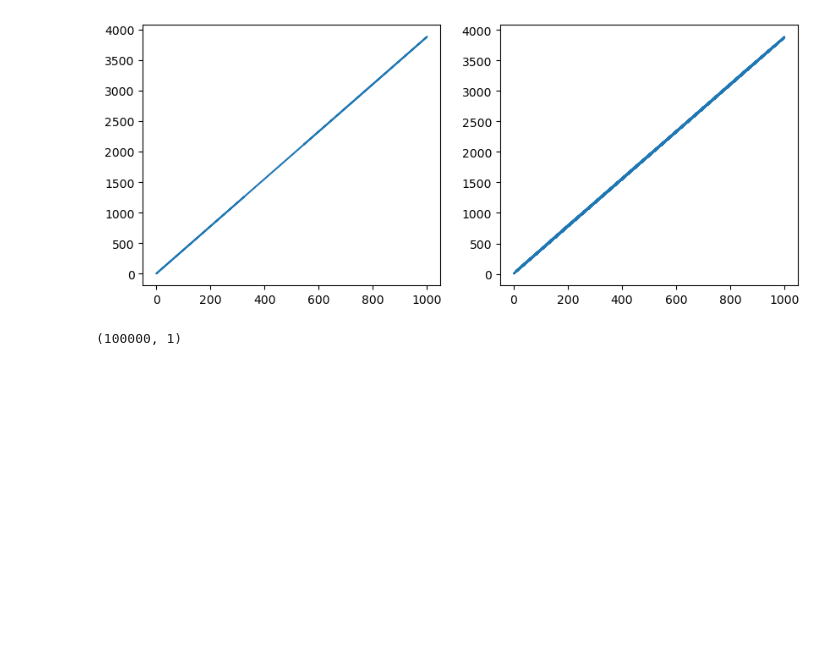
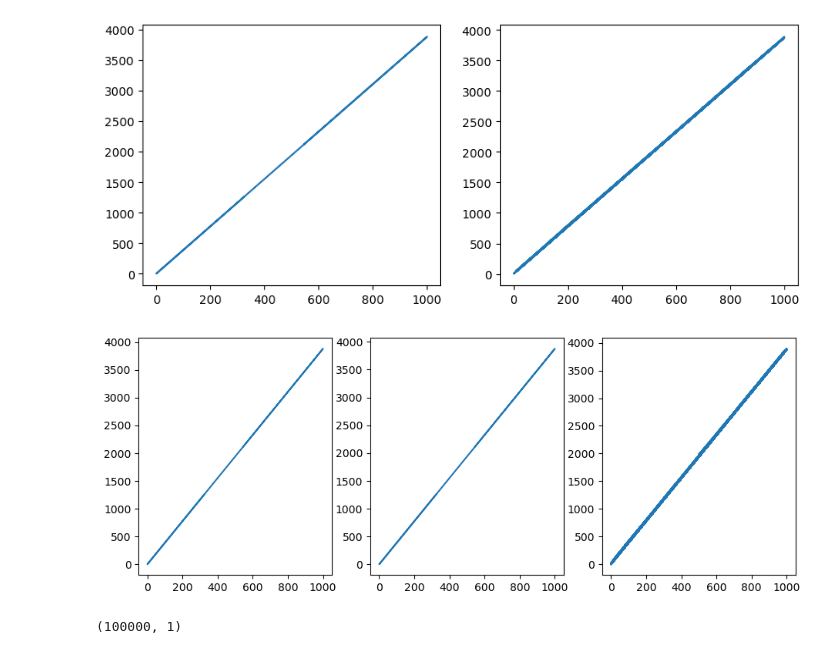
Before and after one commit to aakashks/dsg-lecture-assignments-aks, a Jupyter notebook: aakashks/assMath/2B-q2.ipynb, the cells around one changed output. Saved outputs shown, nothing was run; the diff lists cells and outputs as text; code cells hidden in the pictures; blank space fills up the shorter version.

```diff
--- a/aakashks/assMath/2B-q2.ipynb
+++ b/aakashks/assMath/2B-q2.ipynb
@@ -29,9 +29,11 @@ plt.plot(test[0].x, test[0].y)
 [<matplotlib.lines.Line2D at 0x...>]
 [figure]
 # %%
-# fig, axes = plt.subplots(1, 3, figsize=(10, 4))
-# for i in range(3):
-#     axes[i].plot(train[i].x, train[i].y)
+fig, axes = plt.subplots(1, 3, figsize=(11, 4))
+for i in range(3):
+    axes[i].plot(train[i].x, train[i].y)
+# %% [output]
+[figure, added]
 # %%
 X = train[0].x.values
 X.reshape(-1,1).shape
```
